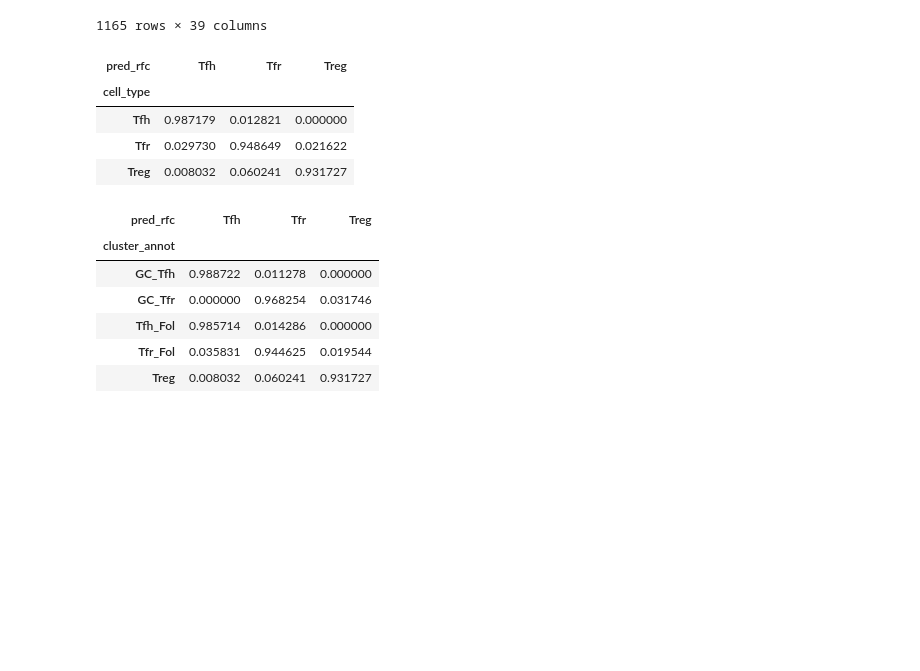
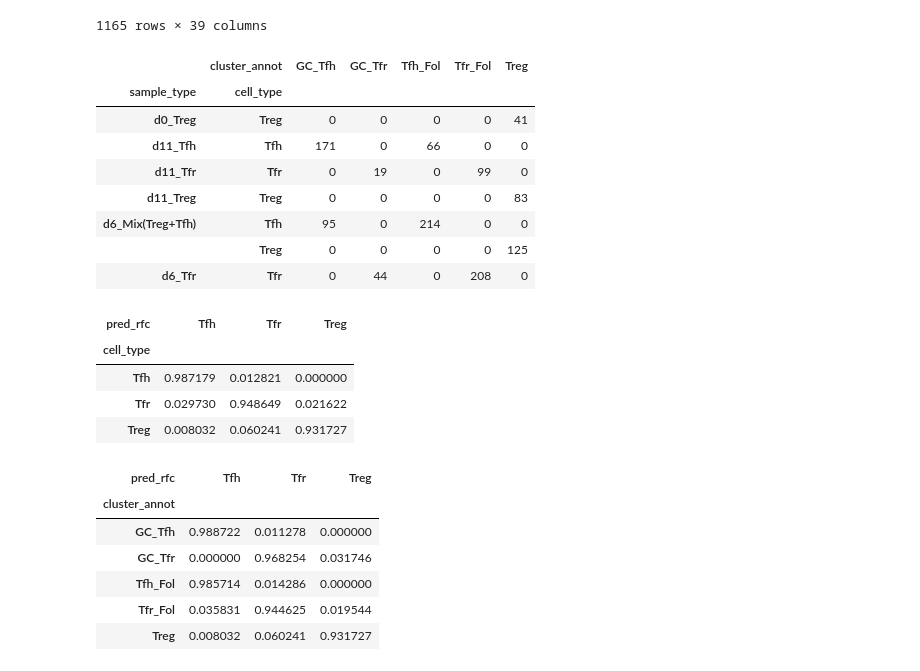
Before and after one commit to mbvasques/Tfr-Tfh-Treg, a Jupyter notebook: analysis/model_classifier.ipynb, the cells around one changed output. Drawn from its saved outputs; the diff is of its cells as text; code cells hidden in the pictures; blank space fills up the shorter version.

```diff
--- a/analysis/model_classifier.ipynb
+++ b/analysis/model_classifier.ipynb
@@ -601,6 +603,18 @@ y_test_cluster = meta_test.loc[meta_test.index, 'cluster_annot']
 y_test_sort = meta_test.loc[meta_test.index, 'cell_type']
 y_sample = meta_test.loc[meta_test.index, "sample_type"]
 y_test_cover = meta_test.loc[meta_test.index, 'coverage_cat']
+# %%
+pd.crosstab([y_sample, y_test_sort], y_test_cluster)
+# %% [output]
+|  | cluster_annot | GC_Tfh | GC_Tfr | Tfh_Fol | Tfr_Fol | Treg |
+| sample_type | cell_type |  |  |  |  |  |
+| d0_Treg | Treg | 0 | 0 | 0 | 0 | 41 |
+| d11_Tfh | Tfh | 171 | 0 | 66 | 0 | 0 |
+| d11_Tfr | Tfr | 0 | 19 | 0 | 99 | 0 |
+| d11_Treg | Treg | 0 | 0 | 0 | 0 | 83 |
+| d6_Mix(Treg+Tfh) | Tfh | 95 | 0 | 214 | 0 | 0 |
+|  | Treg | 0 | 0 | 0 | 0 | 125 |
+| d6_Tfr | Tfr | 0 | 44 | 0 | 208 | 0 |
 # %%
 pd.crosstab(y_test_sort, pred_rfc, normalize="index")
 # %% [output]
```
Also changed, not shown: parts of 10 cells of this notebook.
